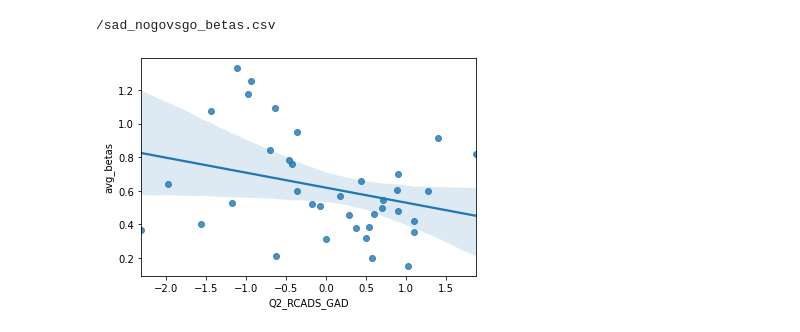
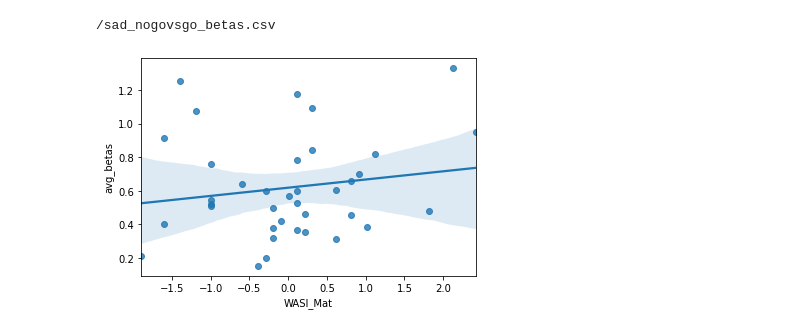
Before and after one commit to stephuh2/RED-scripts, a Jupyter notebook: RED_betamask.ipynb, the cells around one changed output. Cells and saved outputs as stored; diff of their text form; code cells hidden in the pictures.

```diff
--- a/RED_betamask.ipynb
+++ b/RED_betamask.ipynb
@@ -274,7 +270,7 @@ print(con)
 # %%
 # Now do some analysis -- this can be whatever covariate you want really
 plt.close('all')
-sns.regplot(y='avg_betas', x='Q2_RCADS_GAD', data=with_data)
+sns.regplot(y='avg_betas', x='WASI_Mat', data=with_data)
 plt.show()
 # %% [output]
-[figure, old version]
+[figure, new version]
```
Also changed, not shown: parts of 11 cells of this notebook.
